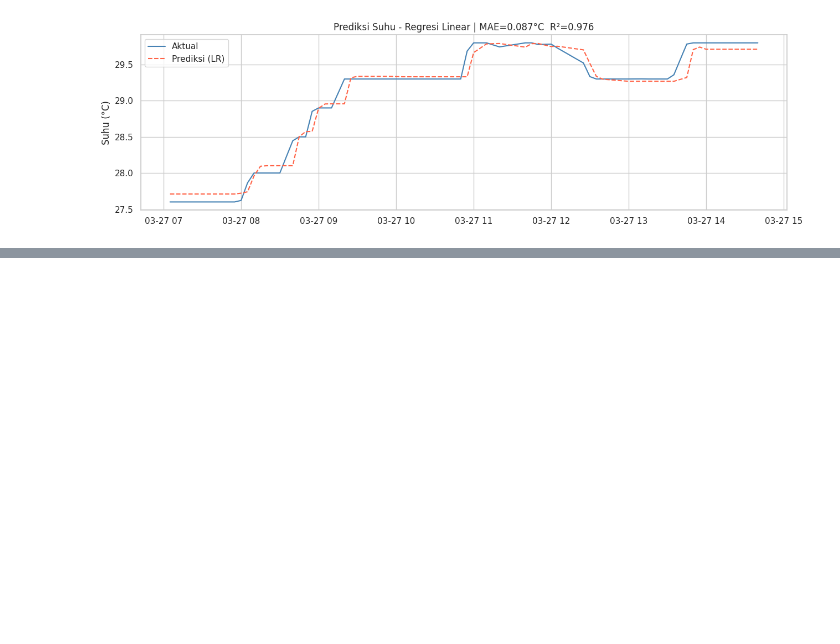
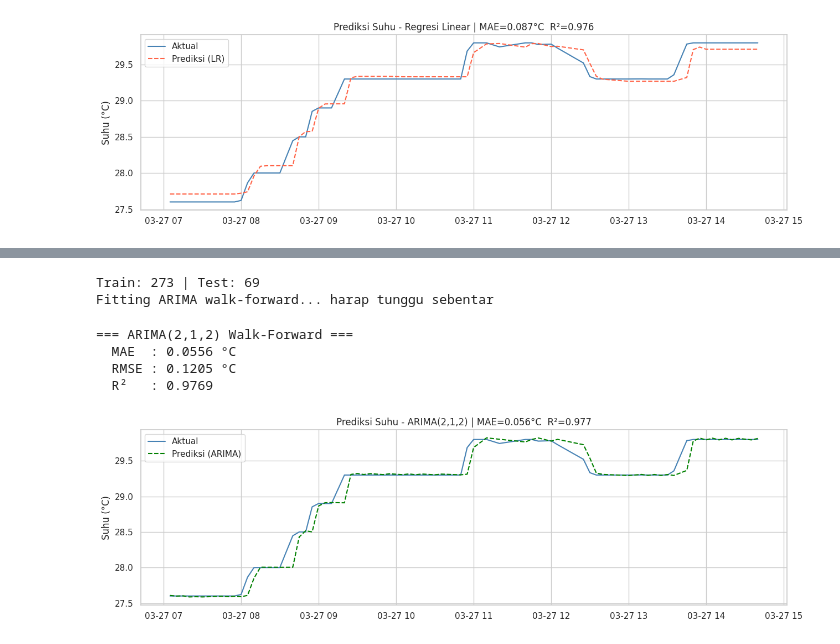
Before and after one commit to delafajarmulia/suhu-detector-ai, a Jupyter notebook: weather_analysis_1.ipynb, the cells around one changed output, grey strips where cells are left out. Cells and saved outputs as stored; diff of their text form; code cells hidden in the pictures; blank space fills up the shorter version.

Commit message:
add: ARIMA(2, 1, 2) prediction

```diff
--- a/weather_analysis_1.ipynb
+++ b/weather_analysis_1.ipynb
@@ -652,0 +681,49 @@ R²   : 0.9759
+# %%
+# Split untuk ARIMA
+split_arima = int(len(suhu_series) * 0.8)
+train_arima = suhu_series[:split_arima]
+test_arima  = suhu_series[split_arima:]
+test_idx    = df_model.index[split_arima:]
+
+print(f'\nTrain: {len(train_arima)} | Test: {len(test_arima)}')
+
+# Walk-forward forecast
+print('Fitting ARIMA walk-forward... harap tunggu sebentar')
+predictions = []
+for i in range(len(test_arima)):
+    history   = suhu_series[:split_arima + i]
+    model_wf  = ARIMA(history, order=(2, 1, 2))
+    result_wf = model_wf.fit()
+    pred      = result_wf.forecast(steps=1)[0]
+    predictions.append(pred)
+
+forecast_wf = np.array(predictions)
+
+# Evaluasi
+mae_ar  = mean_absolute_error(test_arima, forecast_wf)
+rmse_ar = np.sqrt(mean_squared_error(test_arima, forecast_wf))
+r2_ar   = r2_score(test_arima, forecast_wf)
+
+print('=== ARIMA(2,1,2) Walk-Forward ===')
+print(f'  MAE  : {mae_ar:.4f} \u00b0C')
+print(f'  RMSE : {rmse_ar:.4f} \u00b0C')
+print(f'  R\u00b2   : {r2_ar:.4f}')
+
+# Plot
+fig, ax = plt.subplots(figsize=(13, 4))
+ax.plot(test_idx, test_arima,  label='Aktual', color='steelblue', linewidth=1.5)
+ax.plot(test_idx, forecast_wf, label='Prediksi (ARIMA)', color='green',
+        linewidth=1.5, linestyle='--')
+ax.set_title(f'Prediksi Suhu - ARIMA(2,1,2) | MAE={mae_ar:.3f}\u00b0C  R\u00b2={r2_ar:.3f}')
+ax.set_ylabel(f'Suhu (\u00b0C)')
+ax.legend()
+plt.tight_layout()
+plt.show()
+# %% [output]
+Train: 273 | Test: 69
+Fitting ARIMA walk-forward... harap tunggu sebentar
+=== ARIMA(2,1,2) Walk-Forward ===
+  MAE  : 0.0556 °C
+  RMSE : 0.1205 °C
+  R²   : 0.9769
+[figure, added]
```
Also changed, not shown: parts of 2 cells of this notebook.
